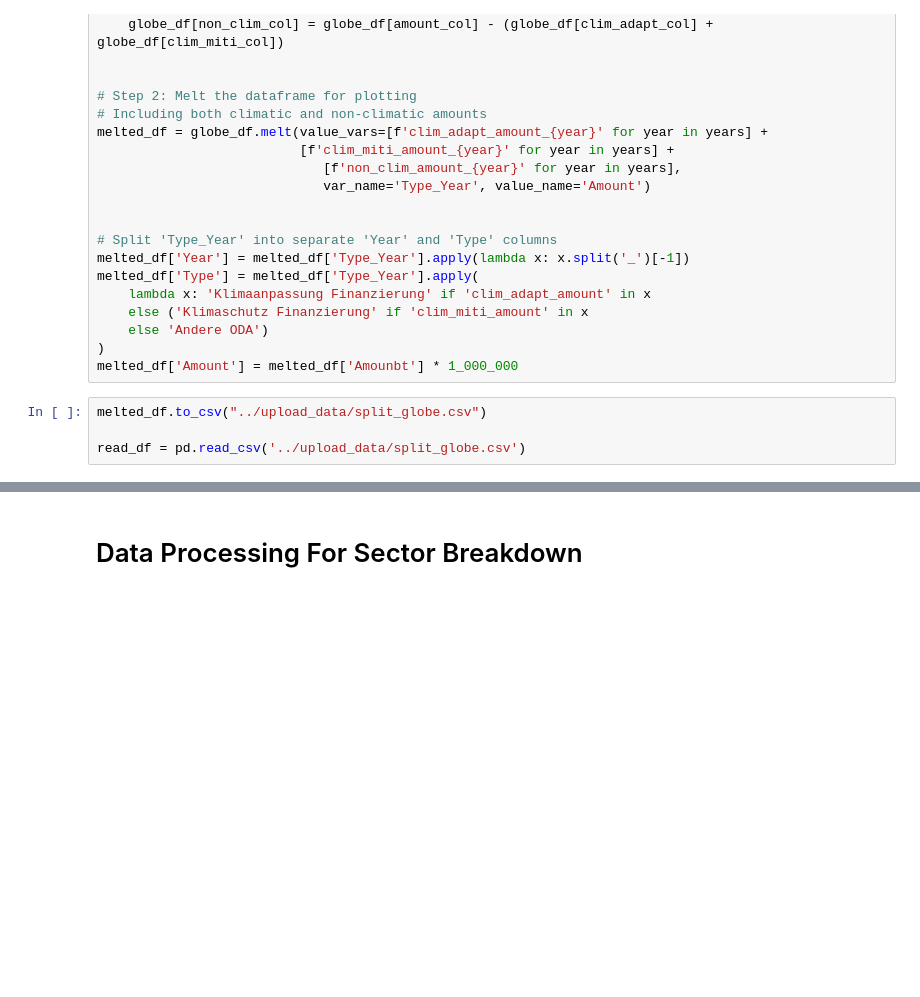
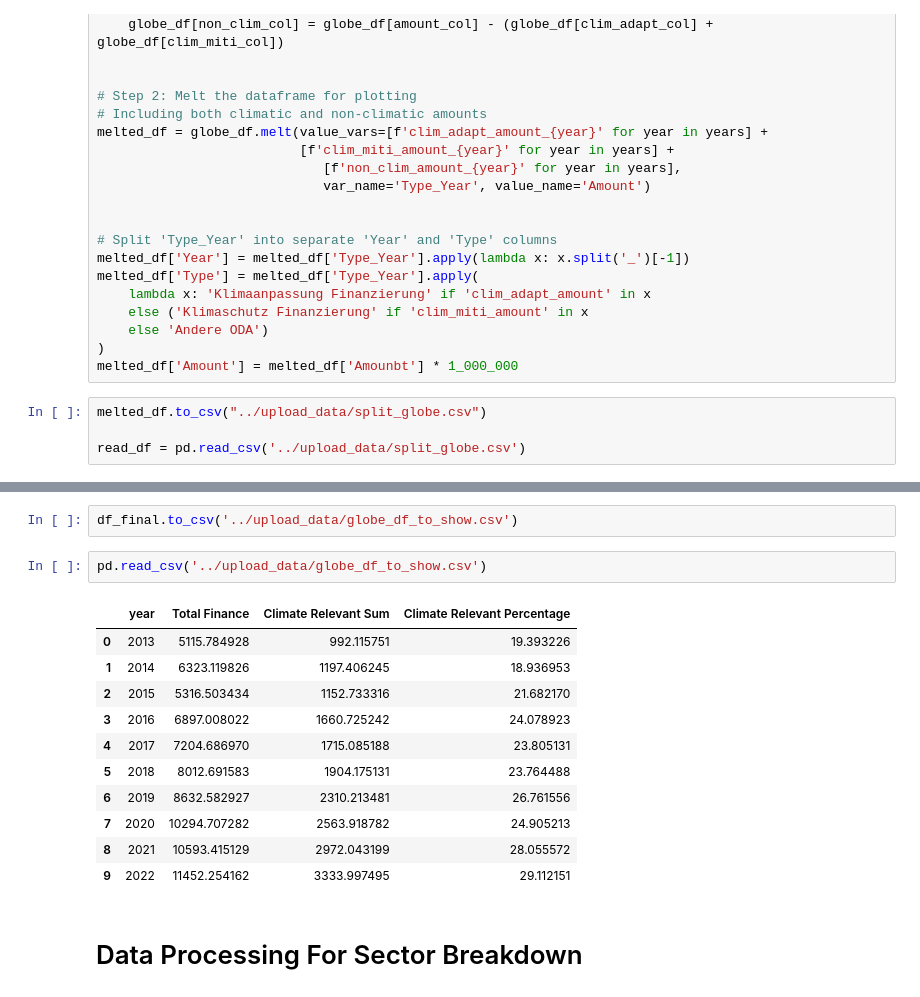
Before and after one commit to Samuel-Drewes/KlimaPortfolios, a Jupyter notebook: notebooks/clean.ipynb, the cells around one changed output, grey strips where cells are left out. Cells and saved outputs as stored; diff of their text form; blank space fills up the shorter version.

Commit message:
v9 data fixes 3

```diff
--- a/notebooks/clean.ipynb
+++ b/notebooks/clean.ipynb
@@ -300,3 +289,19 @@ df_final.rename(columns= {'amount': 'Total Finance',
+# %%
+df_final.to_csv('../upload_data/globe_df_to_show.csv')
+# %%
+pd.read_csv('../upload_data/globe_df_to_show.csv')
+# %% [output]
+|  | year | Total Finance | Climate Relevant Sum | Climate Relevant Percentage |
+| 0 | 2013 | 5115.784928 | 992.115751 | 19.393226 |
+| 1 | 2014 | 6323.119826 | 1197.406245 | 18.936953 |
+| 2 | 2015 | 5316.503434 | 1152.733316 | 21.682170 |
+| 3 | 2016 | 6897.008022 | 1660.725242 | 24.078923 |
+| 4 | 2017 | 7204.686970 | 1715.085188 | 23.805131 |
+| 5 | 2018 | 8012.691583 | 1904.175131 | 23.764488 |
+| 6 | 2019 | 8632.582927 | 2310.213481 | 26.761556 |
+| 7 | 2020 | 10294.707282 | 2563.918782 | 24.905213 |
+| 8 | 2021 | 10593.415129 | 2972.043199 | 28.055572 |
+| 9 | 2022 | 11452.254162 | 3333.997495 | 29.112151 |
 # %% [markdown]
 # Data Processing For Sector Breakdown
 # %%
```
Also changed, not shown: parts of 18 cells of this notebook, 1 other file.
